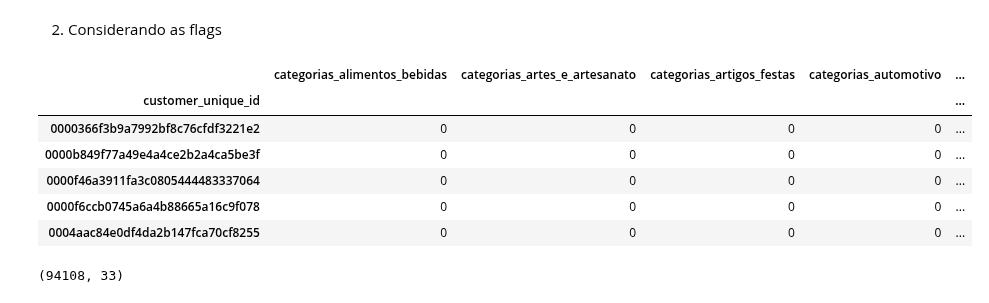
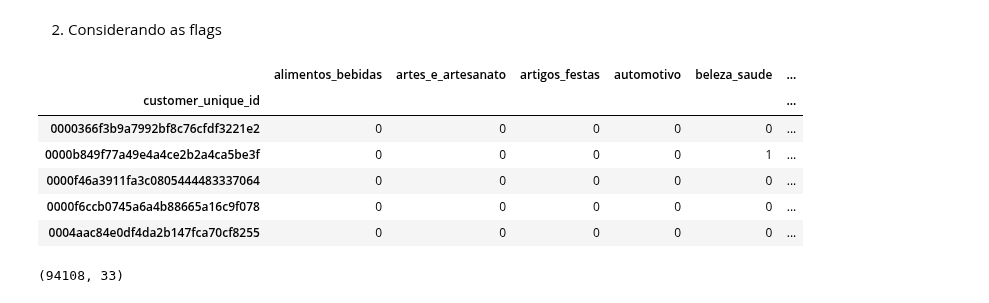
Before and after one commit to smalvar/olist-e-commerce, a Jupyter notebook: PCA_analysis.ipynb, the cells around one changed output. Drawn from its saved outputs; the diff is of its cells as text; code cells hidden in the pictures.

Commit message:
Rename columns of df_category_flags

```diff
--- a/PCA_analysis.ipynb
+++ b/PCA_analysis.ipynb
@@ -257,21 +257,24 @@ df_category_precos.shape
 # %%
 # Criando o dataframe
 df_category_flags = pd.get_dummies(df_category.set_index('customer_unique_id'))
 
 # Excluindo a coluna "preco"
 df_category_flags.drop(labels='preco', axis=1, inplace=True)
 
 # Editando o dataframe para nosso propósito
 df_category_flags = df_category_flags.groupby(df_category_flags.index).sum()
+
+# Renomeando as colunas do dataframe
+df_category_flags = ct.rename_columns(df_category_flags)
 df_category_flags.head()
 # %% [output]
-|  | categorias_alimentos_bebidas | categorias_artes_e_artesanato | categorias_artigos_festas | categorias_automotivo | ... |
-| customer_unique_id |  |  |  |  | ... |
-| 0000366f3b9a7992bf8c76cfdf3221e2 | 0 | 0 | 0 | 0 | ... |
-| 0000b849f77a49e4a4ce2b2a4ca5be3f | 0 | 0 | 0 | 0 | ... |
-| 0000f46a3911fa3c0805444483337064 | 0 | 0 | 0 | 0 | ... |
-| 0000f6ccb0745a6a4b88665a16c9f078 | 0 | 0 | 0 | 0 | ... |
-| 0004aac84e0df4da2b147fca70cf8255 | 0 | 0 | 0 | 0 | ... |
+|  | alimentos_bebidas | artes_e_artesanato | artigos_festas | automotivo | beleza_saude | ... |
+| customer_unique_id |  |  |  |  |  | ... |
+| 0000366f3b9a7992bf8c76cfdf3221e2 | 0 | 0 | 0 | 0 | 0 | ... |
+| 0000b849f77a49e4a4ce2b2a4ca5be3f | 0 | 0 | 0 | 0 | 1 | ... |
+| 0000f46a3911fa3c0805444483337064 | 0 | 0 | 0 | 0 | 0 | ... |
+| 0000f6ccb0745a6a4b88665a16c9f078 | 0 | 0 | 0 | 0 | 0 | ... |
+| 0004aac84e0df4da2b147fca70cf8255 | 0 | 0 | 0 | 0 | 0 | ... |
 # %%
 df_category_flags.shape
 # %% [output]
```
